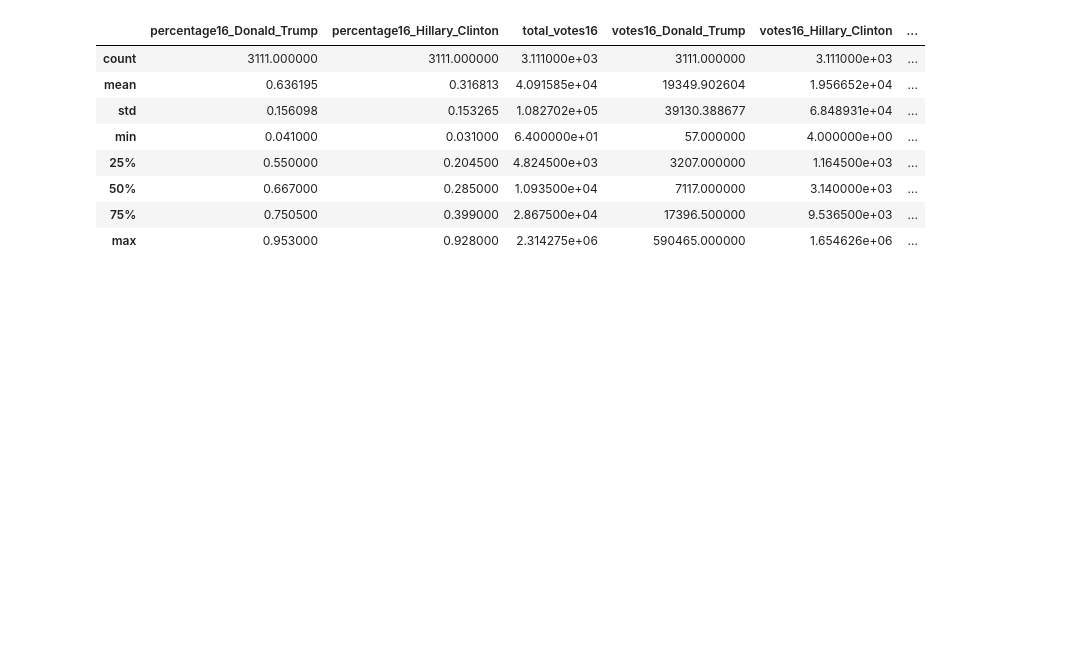
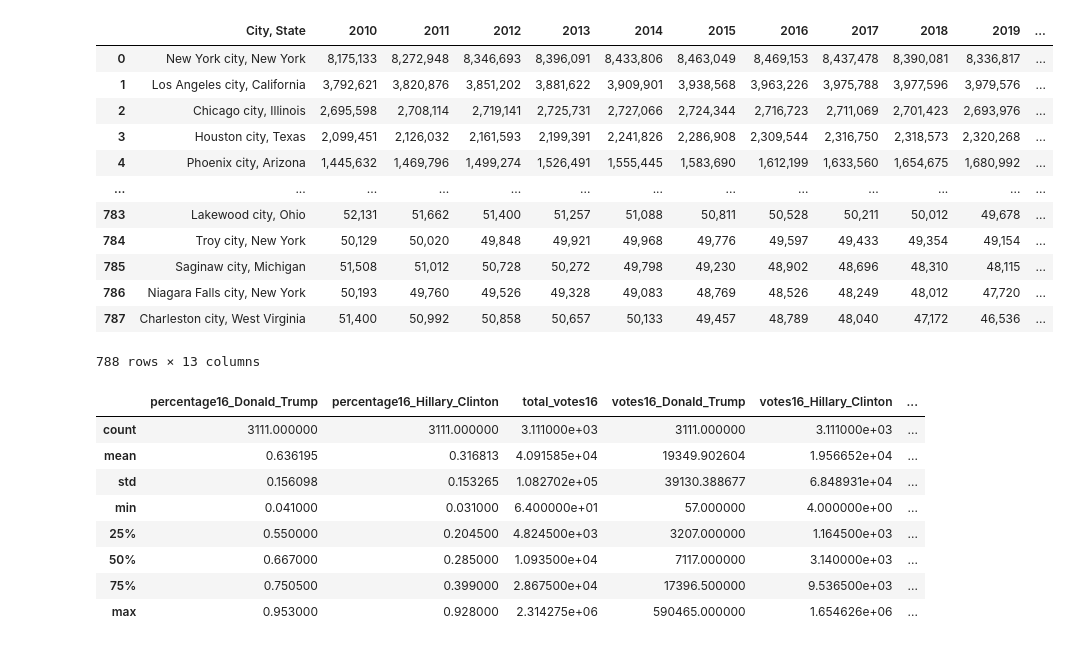
Before and after one commit to shadiaduery/bootcamp-group_project-3, a Jupyter notebook: Analysis/Data Analysis-checkpoint.ipynb, the cells around one changed output. Cells and saved outputs as stored; diff of their text form; code cells hidden in the pictures; blank space fills up the shorter version.

```diff
--- a/Analysis/Data Analysis-checkpoint.ipynb
+++ b/Analysis/Data Analysis-checkpoint.ipynb
@@ -18,0 +67,2 @@ df.head()
+# %%
+df = pd.read_csv("../data/population_cleaned.csv")
@@ -19,3 +83,21 @@ df.head()
+# %%
+df["City"] = city_state[0]
+df["State"] = city_state[1]
+df
+# %% [output]
+|  | City, State | 2010 | 2011 | 2012 | 2013 | 2014 | 2015 | 2016 | 2017 | 2018 | 2019 | ... |
+| 0 | New York city, New York | 8,175,133 | 8,272,948 | 8,346,693 | 8,396,091 | 8,433,806 | 8,463,049 | 8,469,153 | 8,437,478 | 8,390,081 | 8,336,817 | ... |
+| 1 | Los Angeles city, California | 3,792,621 | 3,820,876 | 3,851,202 | 3,881,622 | 3,909,901 | 3,938,568 | 3,963,226 | 3,975,788 | 3,977,596 | 3,979,576 | ... |
+| 2 | Chicago city, Illinois | 2,695,598 | 2,708,114 | 2,719,141 | 2,725,731 | 2,727,066 | 2,724,344 | 2,716,723 | 2,711,069 | 2,701,423 | 2,693,976 | ... |
+| 3 | Houston city, Texas | 2,099,451 | 2,126,032 | 2,161,593 | 2,199,391 | 2,241,826 | 2,286,908 | 2,309,544 | 2,316,750 | 2,318,573 | 2,320,268 | ... |
+| 4 | Phoenix city, Arizona | 1,445,632 | 1,469,796 | 1,499,274 | 1,526,491 | 1,555,445 | 1,583,690 | 1,612,199 | 1,633,560 | 1,654,675 | 1,680,992 | ... |
+| ... | ... | ... | ... | ... | ... | ... | ... | ... | ... | ... | ... | ... |
+| 783 | Lakewood city, Ohio | 52,131 | 51,662 | 51,400 | 51,257 | 51,088 | 50,811 | 50,528 | 50,211 | 50,012 | 49,678 | ... |
+| 784 | Troy city, New York | 50,129 | 50,020 | 49,848 | 49,921 | 49,968 | 49,776 | 49,597 | 49,433 | 49,354 | 49,154 | ... |
+| 785 | Saginaw city, Michigan | 51,508 | 51,012 | 50,728 | 50,272 | 49,798 | 49,230 | 48,902 | 48,696 | 48,310 | 48,115 | ... |
+| 786 | Niagara Falls city, New York | 50,193 | 49,760 | 49,526 | 49,328 | 49,083 | 48,769 | 48,526 | 48,249 | 48,012 | 47,720 | ... |
+| 787 | Charleston city, West Virginia | 51,400 | 50,992 | 50,858 | 50,657 | 50,133 | 49,457 | 48,789 | 48,040 | 47,172 | 46,536 | ... |
+788 rows × 13 columns
 # %%
 df.describe()
 # %% [output]
```
Also changed, not shown: parts of 8 cells of this notebook, 4 other files.
